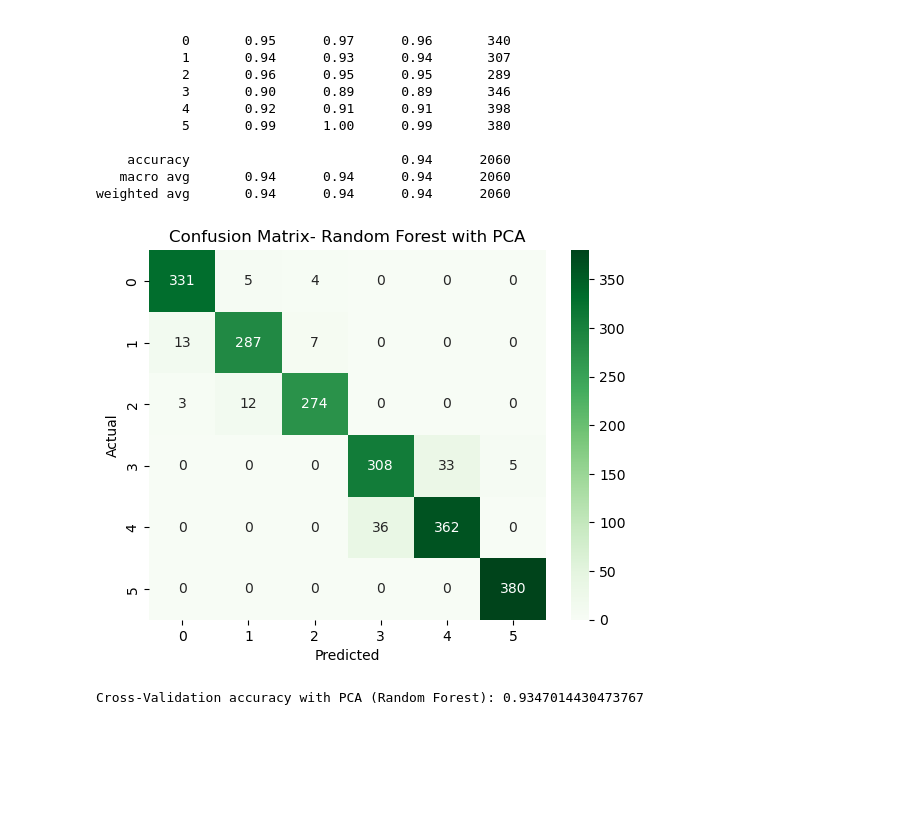
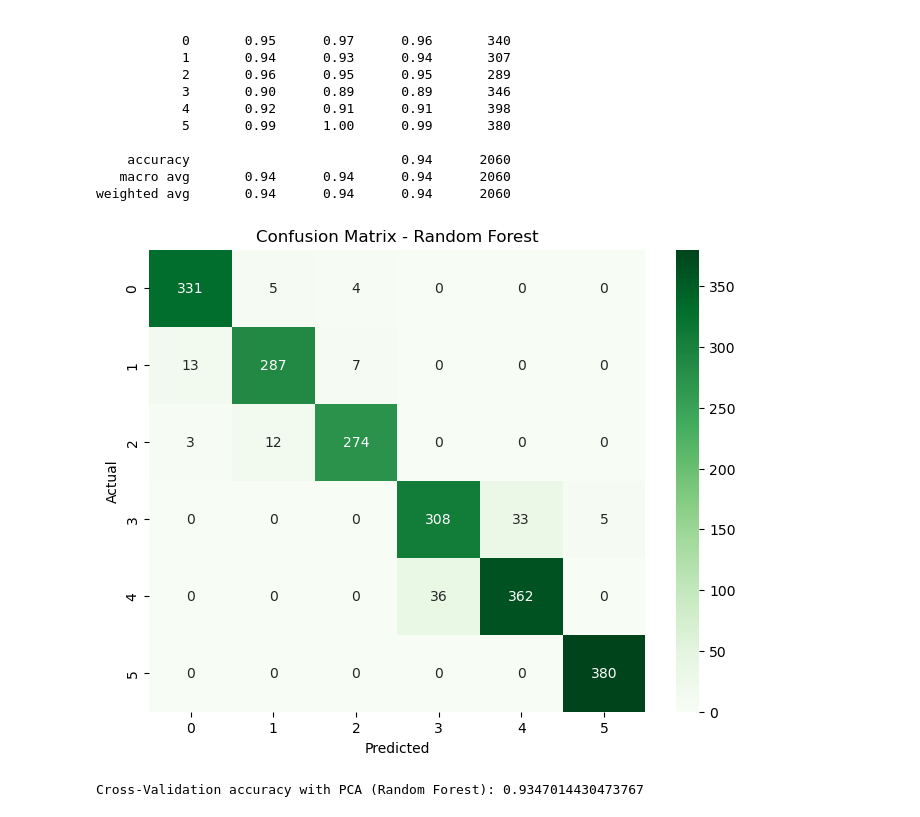
Before and after one commit to Cathal-McHale/Gesture_UI_Project1, a Jupyter notebook: gesture_ui_project.ipynb, the cells around one changed output. Saved outputs shown, nothing was run; the diff lists cells and outputs as text; code cells hidden in the pictures; blank space fills up the shorter version.

```diff
--- a/gesture_ui_project.ipynb
+++ b/gesture_ui_project.ipynb
@@ -218,14 +222,16 @@ Classification report:
    macro avg       0.94      0.94      0.94      2060
 weighted avg       0.94      0.94      0.94      2060
 # %%
+# Confusion Matrix
 conf_matrix_rf = confusion_matrix(y_test, y_pred_rf)
-sns.heatmap(conf_matrix_rf, annot=True, fmt='d', cmap ='Greens')
+plt.figure(figsize=(8, 6))
+sns.heatmap(conf_matrix_rf, annot=True, fmt='d', cmap='Greens')
 plt.xlabel("Predicted")
 plt.ylabel("Actual")
-plt.title("Confusion Matrix- Random Forest with PCA")
+plt.title("Confusion Matrix - Random Forest")
 plt.show()
 # %% [output]
-[figure, old version]
+[figure, new version]
 # %%
 cv_scores_rf = cross_val_score(rf_model, X_train_pca, y_train, cv=5)
 print("Cross-Validation accuracy with PCA (Random Forest):", np.mean(cv_scores_rf))
```
Also changed, not shown: parts of 14 cells of this notebook.
